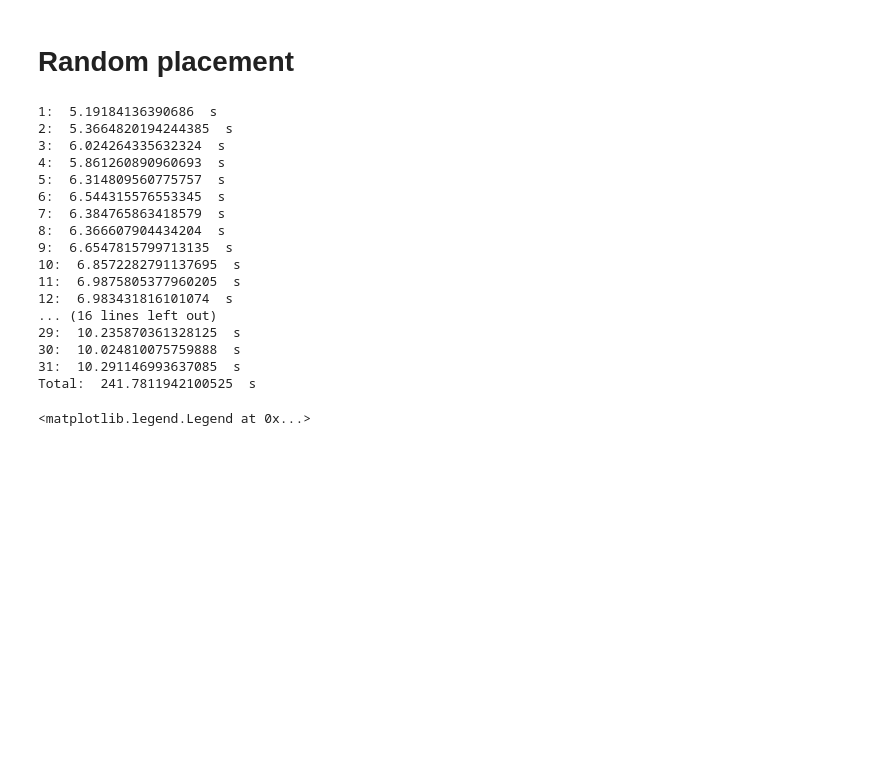
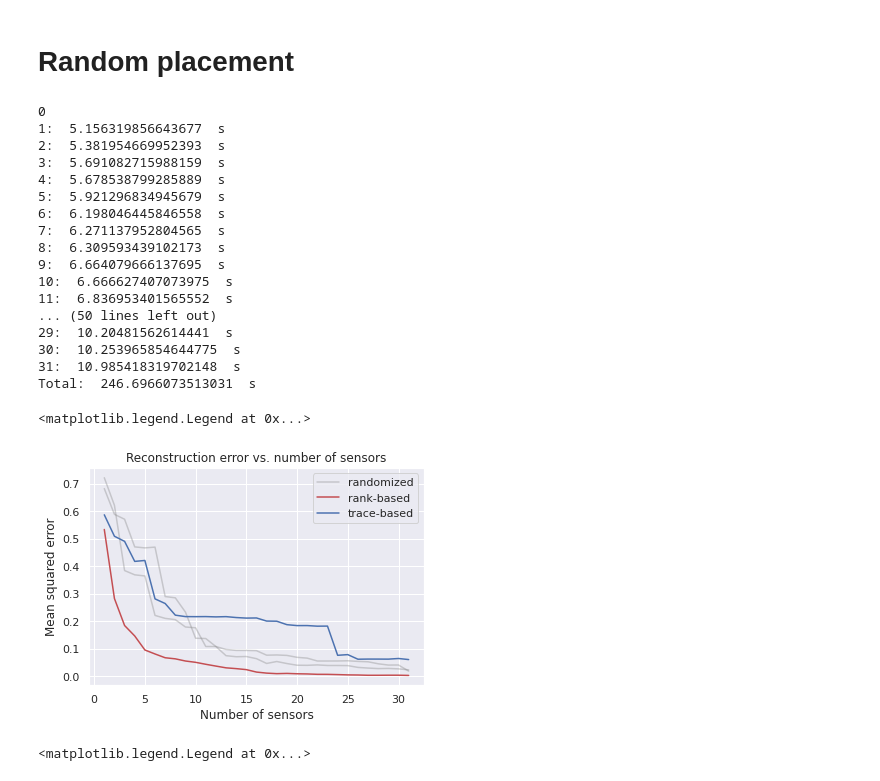
Before and after one commit to kLabUM/sensor-placement, a Jupyter notebook: notebooks/advection_diffusion_reconstruction_analysis_heat_kernel.ipynb, the cells around one changed output. Drawn from its saved outputs; the diff is of its cells as text; code cells hidden in the pictures; blank space fills up the shorter version.

```diff
--- a/notebooks/advection_diffusion_reconstruction_analysis_heat_kernel.ipynb
+++ b/notebooks/advection_diffusion_reconstruction_analysis_heat_kernel.ipynb
@@ -264,37 +264,39 @@ ss = np.random.choice(np.arange(1, len(Adj)), size=len(sr), replace=False)
 # %%
 C = np.eye(len(S))
-X0_hats_u0 = {}
+X0_hats_U = []
 
-first_start = time.time()
-
-for i in range(1, len(ss)):
-    sensors = ss[:i].tolist()
-    Ci = C[sensors]
-    start = time.time()
-    x0_hats_i = compute_multi_x0s(X0, S, Ci, 3600)
-    end = time.time()
-    print(f'{i}: ', end - start, ' s')
-    X0_hats_u0[i] = x0_hats_i
-
-print('Total: ', end - first_start, ' s')
+for it, ss in enumerate(sss[:]):
+    first_start = time.time()
+    X0_hats_ui = {}
+    print(it)
+    for i in range(1, len(ss)):
+        sensors = ss[:i].tolist()
+        Ci = C[sensors]
+        start = time.time()
+        x0_hats_i = compute_multi_x0s(X0, S, Ci, 3600)
+        end = time.time()
+        print(f'{i}: ', end - start, ' s')
+        X0_hats_ui[i] = x0_hats_i
+    print('Total: ', end - first_start, ' s')
+    X0_hats_U.append(X0_hats_ui)
 # %% [output]
-1:  5.19184136390686  s
-2:  5.3664820194244385  s
-3:  6.024264335632324  s
-4:  5.861260890960693  s
-5:  6.314809560775757  s
-6:  6.544315576553345  s
-7:  6.384765863418579  s
-8:  6.366607904434204  s
-9:  6.6547815799713135  s
-10:  6.8572282791137695  s
-11:  6.9875805377960205  s
-12:  6.983431816101074  s
-... (16 lines left out)
-29:  10.235870361328125  s
-30:  10.024810075759888  s
-31:  10.291146993637085  s
-Total:  241.7811942100525  s
+0
+1:  5.156319856643677  s
+2:  5.381954669952393  s
+3:  5.691082715988159  s
+4:  5.678538799285889  s
+5:  5.921296834945679  s
+6:  6.198046445846558  s
+7:  6.271137952804565  s
+8:  6.309593439102173  s
+9:  6.664079666137695  s
+10:  6.666627407073975  s
+11:  6.836953401565552  s
+... (50 lines left out)
+29:  10.20481562614441  s
+30:  10.253965854644775  s
+31:  10.985418319702148  s
+Total:  246.6966073513031  s
 # %%
 mse_by_num_sensors_r = np.asarray([((X0_hats_r[i] - X0)**2).sum() / trials for i in range(1, 32)])
 mse_by_num_sensors_t = np.asarray([((X0_hats_t[i] - X0)**2).sum() / trials for i in range(1, 32)])
@@ -302,3 +305,18 @@ mse_by_num_sensors_u0 = np.asarray([((X0_hats_u0[i] - X0)**2).sum() / trials for
+# %%
+plt.plot(np.arange(1, 32), mse_by_num_sensors_U[0], label='randomized', c='0.5', alpha=0.35)
+for mse_by_num_sensors_u in mse_by_num_sensors_U[1:]:
+    plt.plot(np.arange(1, 32), mse_by_num_sensors_u, c='0.5', alpha=0.35)
+plt.plot(np.arange(1, 32), mse_by_num_sensors_r, label='rank-based', c='r')
+plt.plot(np.arange(1, 32), mse_by_num_sensors_t, label='trace-based', c='b')
+
+plt.xlabel('Number of sensors')
+plt.ylabel('Mean squared error')
+plt.title('Reconstruction error vs. number of sensors')
+#plt.xlim(1 - 0.2, 31 + 0.2)
+plt.legend()
+# %% [output]
+<matplotlib.legend.Legend at 0x...>
+[figure, added]
 # %%
 std_by_num_sensors_r = np.asarray([((X0_hats_r[i] - X0)).std() for i in range(1, 32)])
 std_by_num_sensors_t = np.asarray([((X0_hats_t[i] - X0)).std() for i in range(1, 32)])
```
Also changed, not shown: parts of 5 cells of this notebook.
